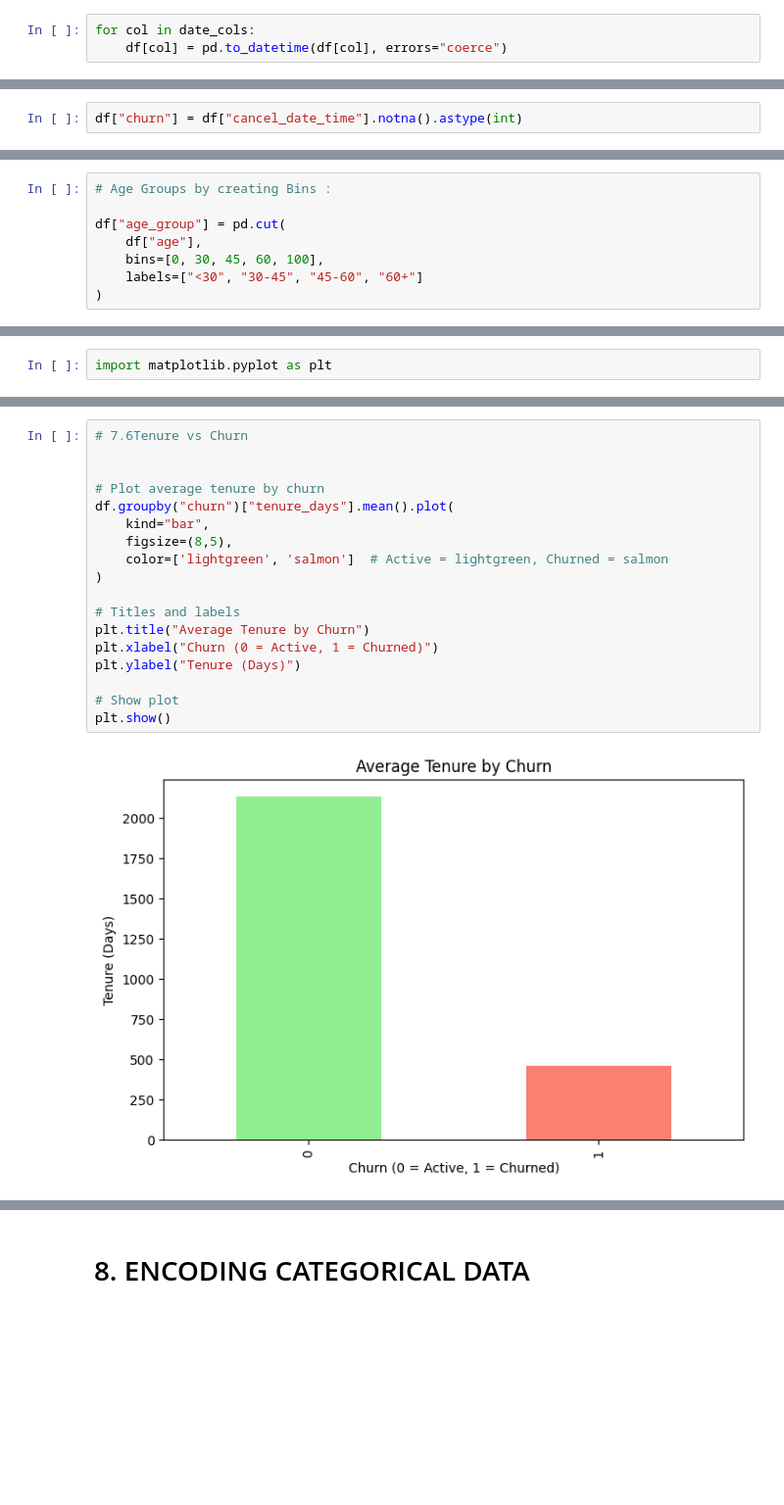
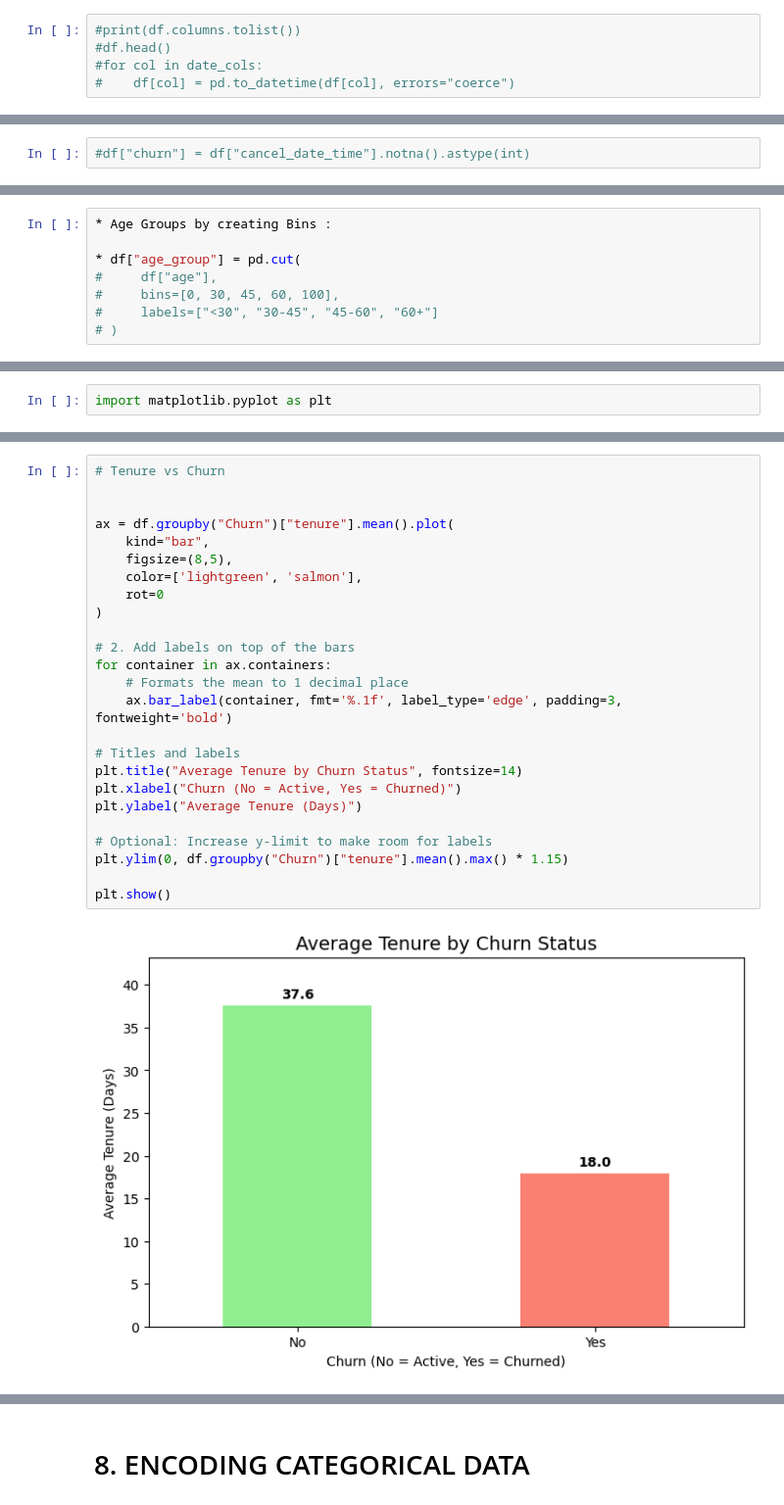
Before and after one commit to jnagabooshanam-hub/ChurnPrediction_Project, a Jupyter notebook: Customer_Churn_2026.ipynb, the cells around one changed output, grey strips where cells are left out. Shown at 98% size. Saved outputs shown, nothing was run; the diff lists cells and outputs as text; blank space fills up the shorter version.

```diff
--- a/Customer_Churn_2026.ipynb
+++ b/Customer_Churn_2026.ipynb
@@ -93,3 +115,5 @@ date_cols = ["date_time", "signup_date_time", "cancel_date_time"]
 # %%
-for col in date_cols:
-    df[col] = pd.to_datetime(df[col], errors="coerce")
+#print(df.columns.tolist())
+#df.head()
+#for col in date_cols:
+#    df[col] = pd.to_datetime(df[col], errors="coerce")
@@ -121,7 +122,7 @@ memory usage: 32.8+ MB
 # %% [markdown]
 # 4. TARGET VARIABLE (CHURN)
 # %%
-df["churn"] = df["cancel_date_time"].notna().astype(int)
+#df["churn"] = df["cancel_date_time"].notna().astype(int)
 # %%
 # Note - If the customer has a cancel date → "True" = 1
 
@@ -210,8 +171,8 @@ Name: tenure_days, dtype: int64
 # %%
-# Age Groups by creating Bins :
+* Age Groups by creating Bins :
 
-df["age_group"] = pd.cut(
-    df["age"],
-    bins=[0, 30, 45, 60, 100],
-    labels=["<30", "30-45", "45-60", "60+"]
-)
+* df["age_group"] = pd.cut(
+#     df["age"],
+#     bins=[0, 30, 45, 60, 100],
+#     labels=["<30", "30-45", "45-60", "60+"]
+# )
@@ -357,20 +290,27 @@ plt.show()
 # %%
-# 7.6Tenure vs Churn
+# Tenure vs Churn
 
 
-# Plot average tenure by churn
-df.groupby("churn")["tenure_days"].mean().plot(
+ax = df.groupby("Churn")["tenure"].mean().plot(
     kind="bar",
     figsize=(8,5),
-    color=['lightgreen', 'salmon']  # Active = lightgreen, Churned = salmon
+    color=['lightgreen', 'salmon'],
+    rot=0
 )
 
+# 2. Add labels on top of the bars
+for container in ax.containers:
+    # Formats the mean to 1 decimal place
+    ax.bar_label(container, fmt='%.1f', label_type='edge', padding=3, fontweight='bold')
+
 # Titles and labels
-plt.title("Average Tenure by Churn")
-plt.xlabel("Churn (0 = Active, 1 = Churned)")
-plt.ylabel("Tenure (Days)")
+plt.title("Average Tenure by Churn Status", fontsize=14)
+plt.xlabel("Churn (No = Active, Yes = Churned)")
+plt.ylabel("Average Tenure (Days)")
 
-# Show plot
+# Optional: Increase y-limit to make room for labels
+plt.ylim(0, df.groupby("Churn")["tenure"].mean().max() * 1.15)
+
 plt.show()
 # %% [output]
-[figure, old version]
+[figure, new version]
```
Also changed, not shown: parts of 50 cells of this notebook.
